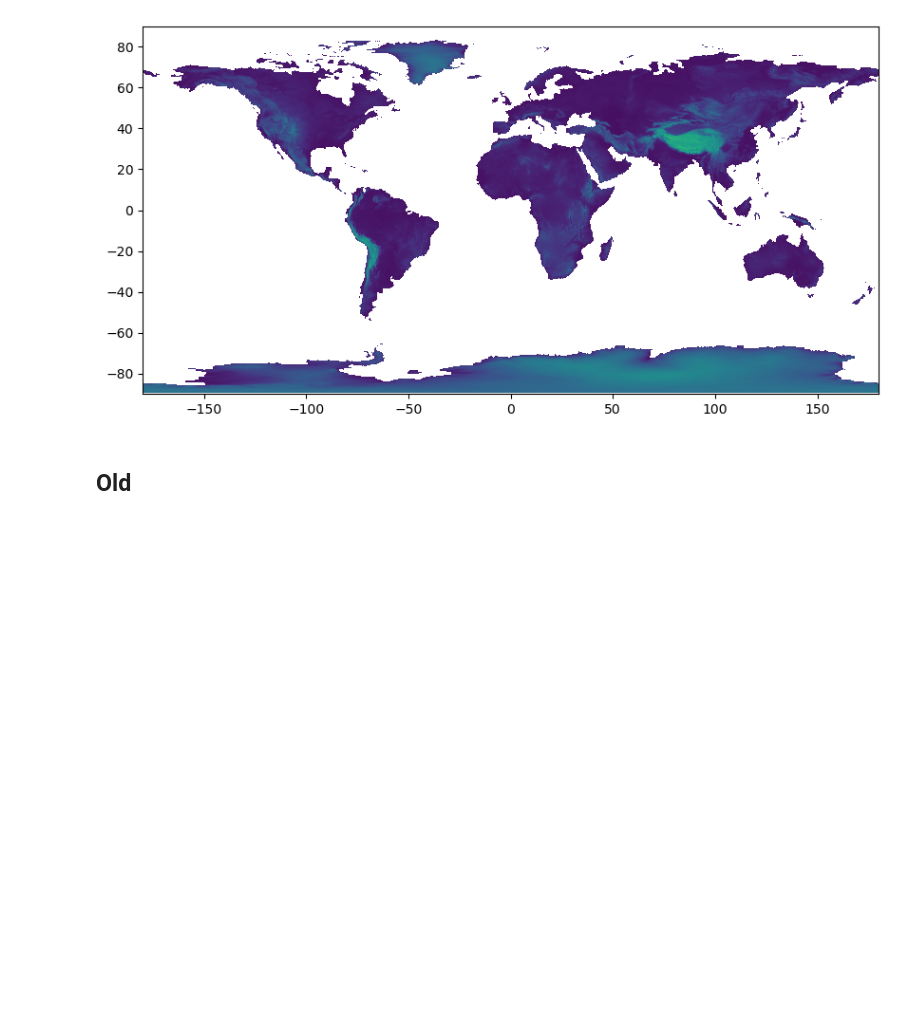
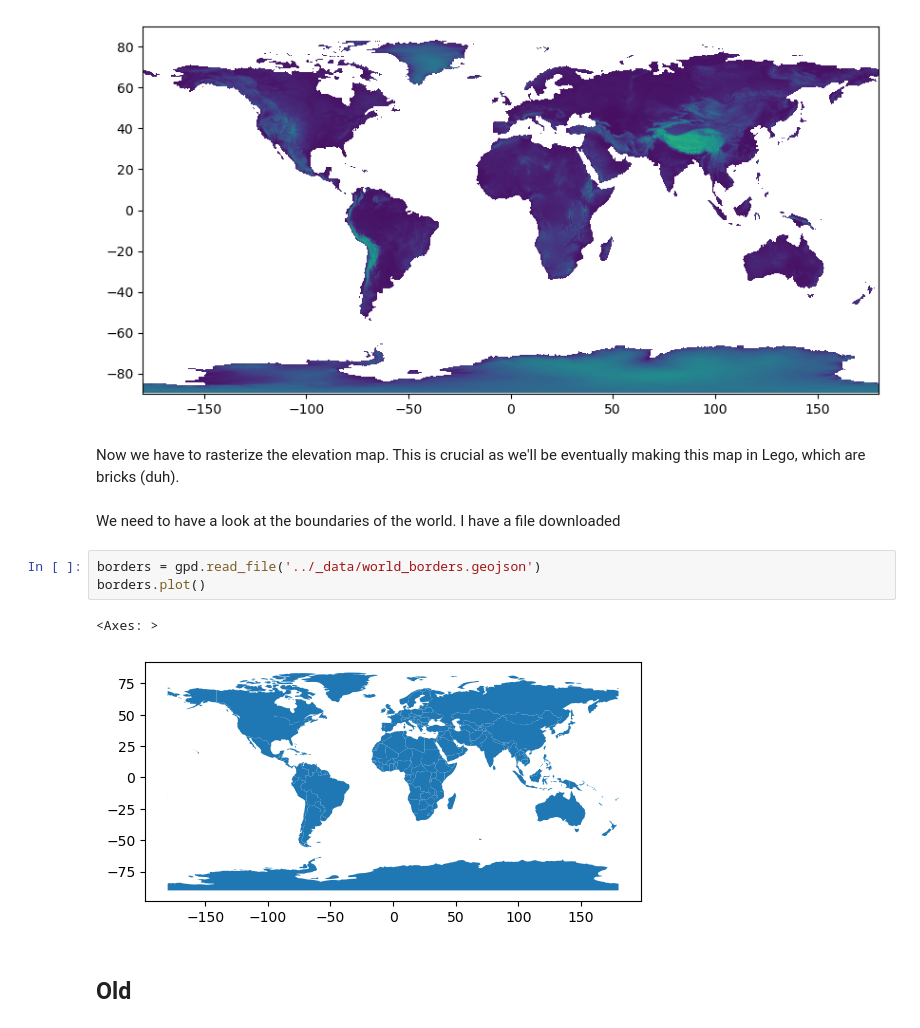
Before and after one commit to sralter/lego_world_map, a Jupyter notebook: lego_world_map.ipynb, the cells around one changed output. Cells and saved outputs as stored; diff of their text form; blank space fills up the shorter version.

Commit message:
prepare to rasterize the world map

```diff
--- a/lego_world_map.ipynb
+++ b/lego_world_map.ipynb
@@ -184,6 +112,16 @@ print(f'Saved image to {output_image}')
 # %% [output]
 Saved image to ../_figs/dem_world.jpg
 [figure]
+# %% [markdown]
+Now we have to rasterize the elevation map. This is crucial as we'll be eventually making this map in Lego, which are bricks (duh).
+# %% [markdown]
+We need to have a look at the boundaries of the world. I have a file downloaded
+# %%
+borders = gpd.read_file('../_data/world_borders.geojson')
+borders.plot()
+# %% [output]
+<Axes: >
+[figure, added]
 # %% [markdown]
 ## Old
 # %%
```
Also changed, not shown: parts of 4 cells of this notebook, 1 other file.
